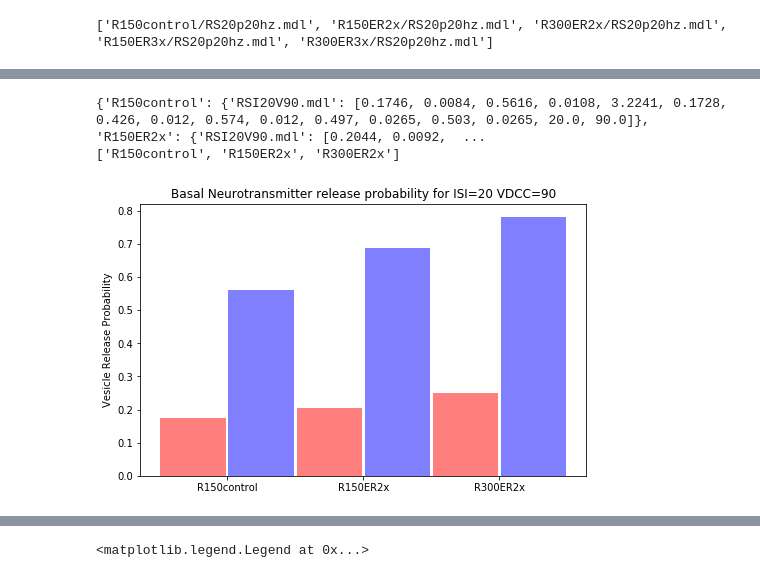
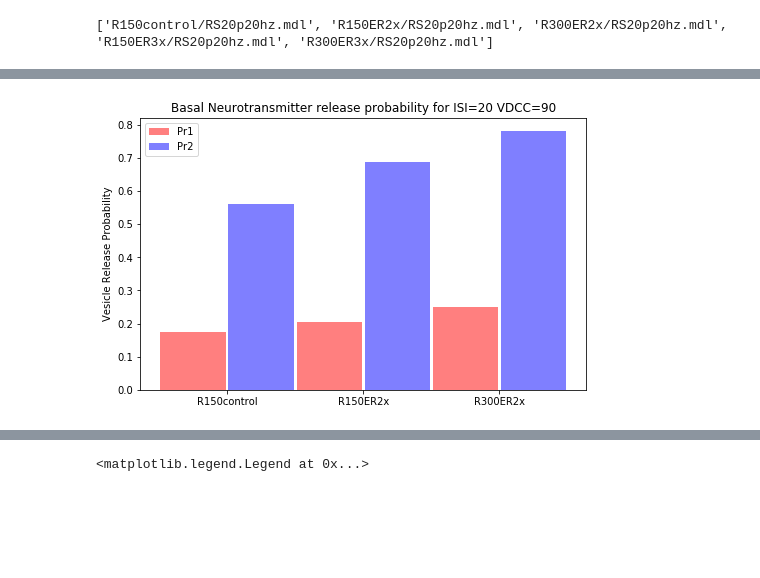
Before and after one commit to KabirDabholkar/tripartiteSynapse, a Jupyter notebook: tools/RSI_script.ipynb, the cells around one changed output, grey strips where cells are left out. Cells and saved outputs as stored; diff of their text form; code cells hidden in the pictures; blank space fills up the shorter version.

```diff
--- a/tools/RSI_script.ipynb
+++ b/tools/RSI_script.ipynb
@@ -209,6 +279,8 @@ p=subprocess.call(["rsync","-arhP","subhadra@192.168.1.244:/storage/subhadra/kab
 %run analysis.ipynb
 p=Pool(ncores)
 #print(fnames)
-p.starmap(all_analysis,product(fnames,sims[2:3]))
+sims=["R150control","R150ER2x","R300ER2x"]
+fnames=["RSI20V90"]
+p.starmap(all_analysis,product(fnames,sims))
 #all_analysis(fnames[-1])
 #all_analysis("RSI20V90","R150ER2x")
@@ -302,36 +287,35 @@ def all_analysis(name,sim):
 # %%
 res_loc="/home/kabir/Project/tripartiteSynapse/results/ppf/"
 result={}
 fnames=["RSI20V90.mdl"]#['RSI20V60.mdl', 'RSI20V80.mdl', 'RSI20V100.mdl']
 for sim_type in sims[0:3]:
     result[sim_type]={}
     for name in fnames:
         loc=res_loc+sim_type+'/'+name.replace(".mdl","")+'/'+'result'
         if os.path.isfile(loc+'.dat'):
             os.rename(loc+'.dat',loc)
         with open(loc,'r') as f:
             l=f.readlines()
             result[sim_type][name]=[float(a) for a in l[2].replace('\n','').split('\t')]
 #/home/kabir/Project/tripartiteSynapse/results/ppf/R150ER2x/RSI20V120
-print(result)
+#print(result)
 
 plt.figure(figsize=(8,5))
 npoints=3
 X=np.arange(npoints)
 P1=[result[sim_type][fnames[0]][0] for sim_type in sims[0:3]]
 P2=[result[sim_type][fnames[0]][2] for sim_type in sims[0:3]]
-print(sims[0:3])
-plt.bar(X+0.5,P2,0.48,color='blue',alpha=0.5,label="Pr1")
+#print(sims[0:3])
 plt.bar(X,P1,0.48,color='red',alpha=0.5,label="Pr1")
+plt.bar(X+0.5,P2,0.48,color='blue',alpha=0.5,label="Pr2")
 
 
+plt.legend()
 
 plt.ylabel("Vesicle Release Probability")
 plt.title("Basal Neurotransmitter release probability for ISI=20 VDCC=90")
 plt.xticks(X+0.25,sims[0:npoints])
 
-plt.savefig("/home/kabir/Project/tripartiteSynapse/plots/P1VDCC.pdf")
+plt.savefig("/home/kabir/Project/tripartiteSynapse/plots/P1P2RSI20V90.eps")
 # %% [output]
-{'R150control': {'RSI20V90.mdl': [0.1746, 0.0084, 0.5616, 0.0108, 3.2241, 0.1728, 0.426, 0.012, 0.574, 0.012, 0.497, 0.0265, 0.503, 0.0265, 20.0, 90.0]}, 'R150ER2x': {'RSI20V90.mdl': [0.2044, 0.0092,  ...
-['R150control', 'R150ER2x', 'R300ER2x']
-[figure, old version]
+[figure, new version]
```
Also changed, not shown: parts of 13 cells of this notebook, 28 other files.
